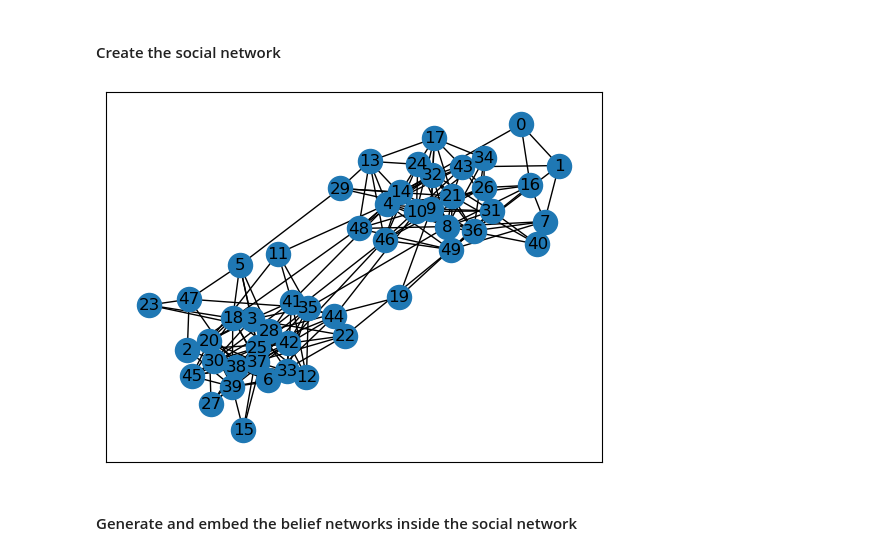
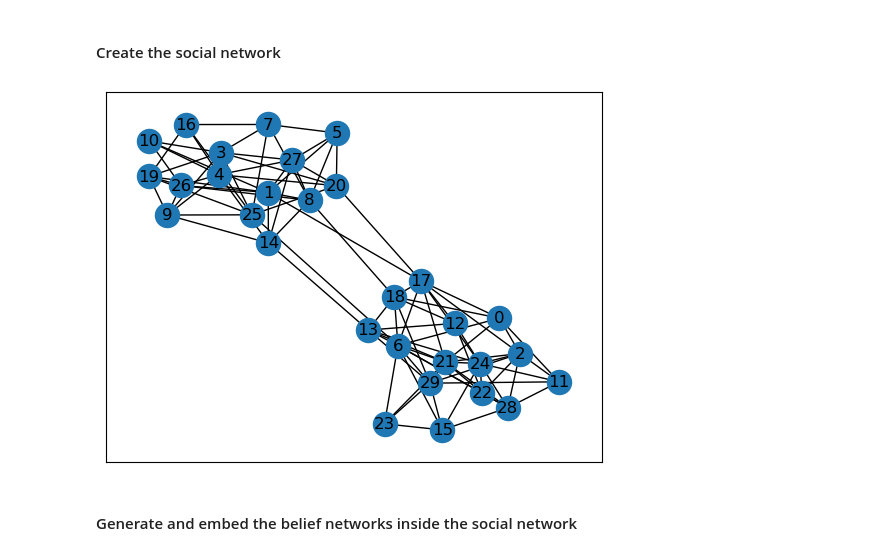
Before and after one commit to ocseckin/belief_network_extended, a Jupyter notebook: notebooks/with_random_walk.ipynb, the cells around one changed output. Saved outputs shown, nothing was run; the diff lists cells and outputs as text; code cells hidden in the pictures.

```diff
--- a/notebooks/with_random_walk.ipynb
+++ b/notebooks/with_random_walk.ipynb
@@ -21,15 +21,15 @@ import random
 # %% [markdown]
 #### Create the social network
 # %%
-N = 50
-M = 400
+N = 30
+M = 100
 mu = .05
 
-social_G, communities = diffusion_utils.community_social_network(N = 50, mu = .05, M = 200)
+social_G, communities = diffusion_utils.community_social_network(N = N, mu = mu, M = M)
 
 nx.draw_networkx(social_G)
 # %% [output]
-[figure, old version]
+[figure, new version]
 # %% [markdown]
 #### Generate and embed the belief networks inside the social network
 # %%
```
Also changed, not shown: parts of 12 cells of this notebook.
